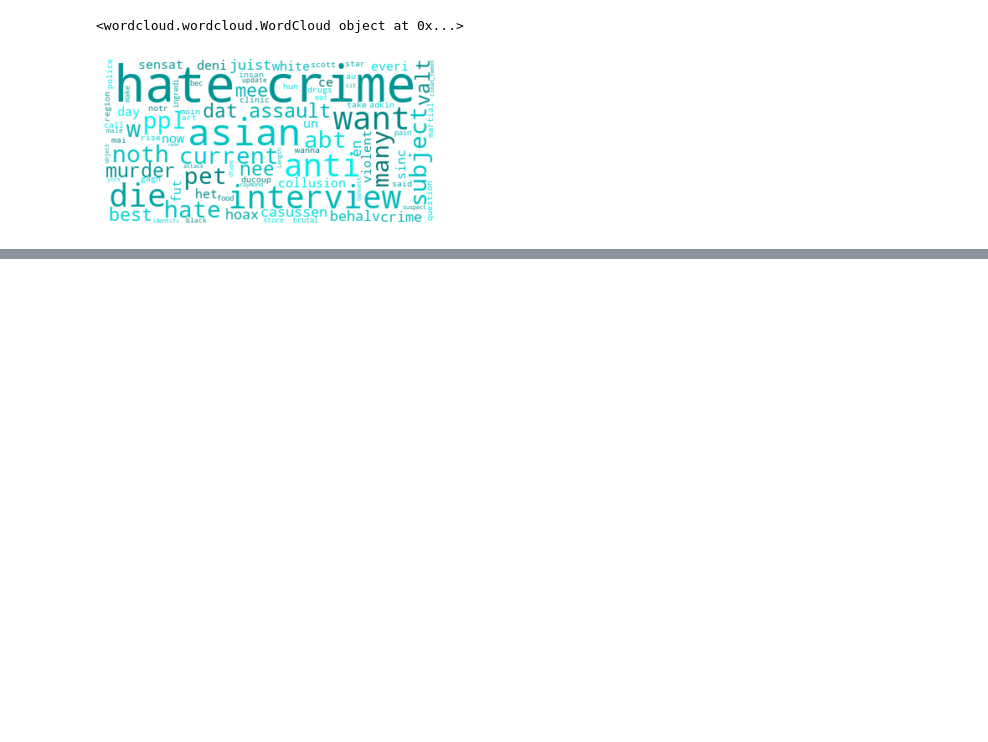
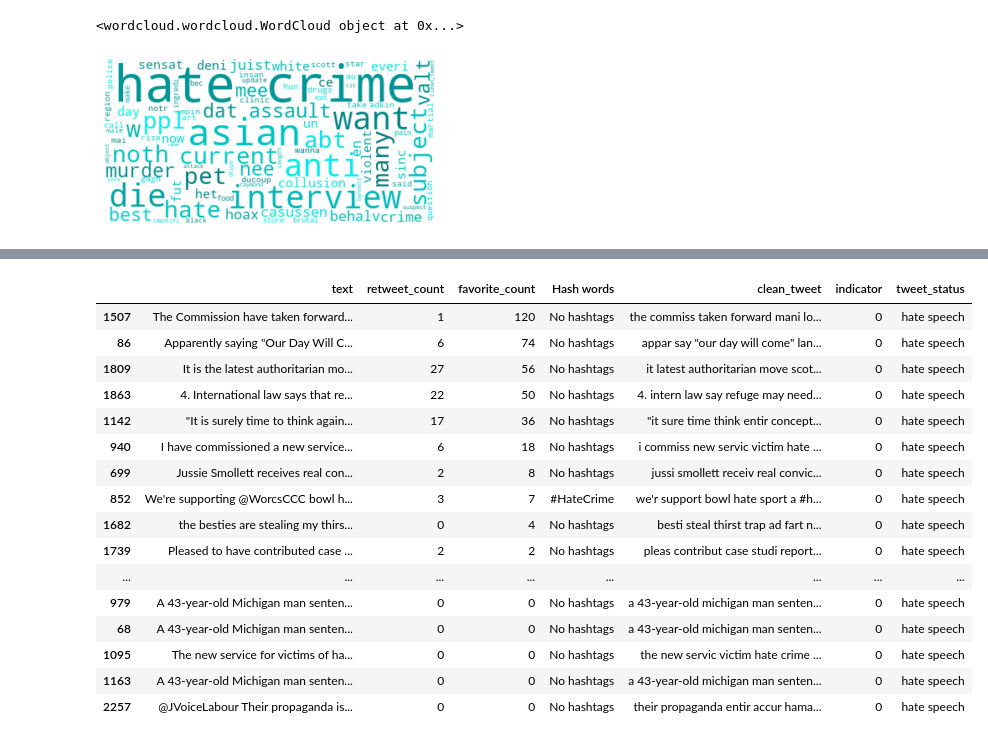
Before and after one commit to merlinymy/tweetsAnalysisPython, a Jupyter notebook: EUFinalResult.ipynb, the cells around one changed output, grey strips where cells are left out. Drawn from its saved outputs; the diff is of its cells as text; code cells hidden in the pictures; blank space fills up the shorter version.

```diff
--- a/EUFinalResult.ipynb
+++ b/EUFinalResult.ipynb
@@ -226,0 +239,22 @@ plt.show()
+# %%
+EUdataFinaloffensive = EUdataFinal.loc[EUdataFinal['tweet_status'] == 'hate speech']
+# %%
+EUdataFinaloffensive.sort_values('favorite_count',ascending = False)
+# %% [output]
+|  | text | retweet_count | favorite_count | Hash words | clean_tweet | indicator | tweet_status |
+| 1507 | The Commission have taken forward... | 1 | 120 | No hashtags | the commiss taken forward mani lo... | 0 | hate speech |
+| 86 | Apparently saying "Our Day Will C... | 6 | 74 | No hashtags | appar say "our day will come" lan... | 0 | hate speech |
+| 1809 | It is the latest authoritarian mo... | 27 | 56 | No hashtags | it latest authoritarian move scot... | 0 | hate speech |
+| 1863 | 4. International law says that re... | 22 | 50 | No hashtags | 4. intern law say refuge may need... | 0 | hate speech |
+| 1142 | "It is surely time to think again... | 17 | 36 | No hashtags | "it sure time think entir concept... | 0 | hate speech |
+| 940 | I have commissioned a new service... | 6 | 18 | No hashtags | i commiss new servic victim hate ... | 0 | hate speech |
+| 699 | Jussie Smollett receives real con... | 2 | 8 | No hashtags | jussi smollett receiv real convic... | 0 | hate speech |
+| 852 | We're supporting @WorcsCCC bowl h... | 3 | 7 | #HateCrime | we'r support bowl hate sport a #h... | 0 | hate speech |
+| 1682 | the besties are stealing my thirs... | 0 | 4 | No hashtags | besti steal thirst trap ad fart n... | 0 | hate speech |
+| 1739 | Pleased to have contributed case ... | 2 | 2 | No hashtags | pleas contribut case studi report... | 0 | hate speech |
+| ... | ... | ... | ... | ... | ... | ... | ... |
+| 979 | A 43-year-old Michigan man senten... | 0 | 0 | No hashtags | a 43-year-old michigan man senten... | 0 | hate speech |
+| 68 | A 43-year-old Michigan man senten... | 0 | 0 | No hashtags | a 43-year-old michigan man senten... | 0 | hate speech |
+| 1095 | The new service for victims of ha... | 0 | 0 | No hashtags | the new servic victim hate crime ... | 0 | hate speech |
+| 1163 | A 43-year-old Michigan man senten... | 0 | 0 | No hashtags | a 43-year-old michigan man senten... | 0 | hate speech |
+| 2257 | @JVoiceLabour Their propaganda is... | 0 | 0 | No hashtags | their propaganda entir accur hama... | 0 | hate speech |
```
Also changed, not shown: parts of 16 cells of this notebook, 1 other file.
